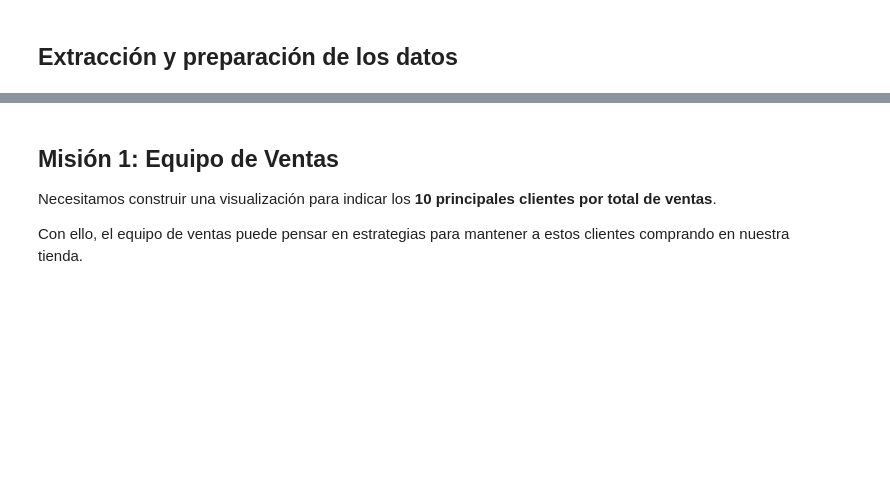
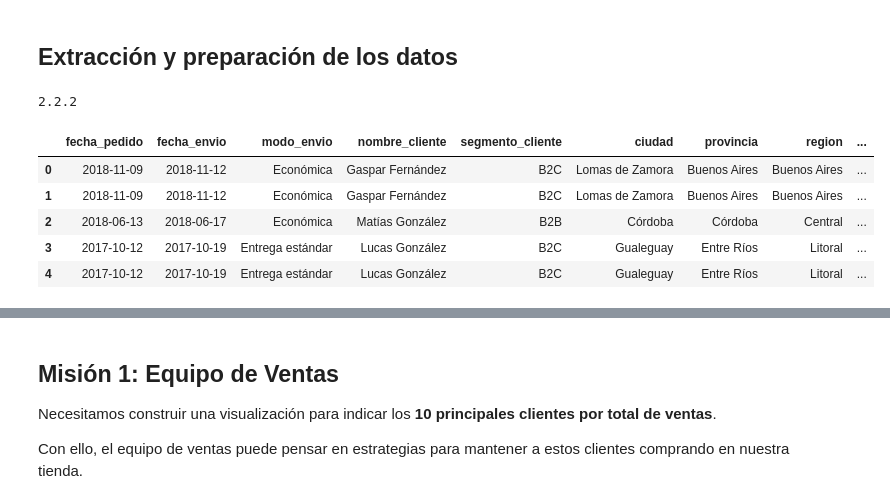
Before and after one commit to DiegoBecerra-lab/probando-python, a Jupyter notebook: Estilizacion_de_tablas.ipynb, the cells around one changed output, grey strips where cells are left out. Drawn from its saved outputs; the diff is of its cells as text; code cells hidden in the pictures; blank space fills up the shorter version.

```diff
--- a/Estilizacion_de_tablas.ipynb
+++ b/Estilizacion_de_tablas.ipynb
@@ -8,0 +9,16 @@
+# %%
+import pandas as pd
+
+print(pd.__version__)
+# %% [output]
+2.2.2
+# %%
+ventas = pd.read_csv('https://gist.githubusercontent.com/ahcamachod/d2efadda3f3833d65da750c64705ac42/raw/80aef6f3bad210d34b67ed85565f039a30e2d9e0/ventas.csv', sep='#')
+ventas.head()
+# %% [output]
+|  | fecha_pedido | fecha_envio | modo_envio | nombre_cliente | segmento_cliente | ciudad | provincia | region | ... |
+| 0 | 2018-11-09 | 2018-11-12 | Económica | Gaspar Fernández | B2C | Lomas de Zamora | Buenos Aires | Buenos Aires | ... |
+| 1 | 2018-11-09 | 2018-11-12 | Económica | Gaspar Fernández | B2C | Lomas de Zamora | Buenos Aires | Buenos Aires | ... |
+| 2 | 2018-06-13 | 2018-06-17 | Económica | Matías González | B2B | Córdoba | Córdoba | Central | ... |
+| 3 | 2017-10-12 | 2017-10-19 | Entrega estándar | Lucas González | B2C | Gualeguay | Entre Ríos | Litoral | ... |
+| 4 | 2017-10-12 | 2017-10-19 | Entrega estándar | Lucas González | B2C | Gualeguay | Entre Ríos | Litoral | ... |
```
Also changed, not shown: parts of 9 cells of this notebook.
